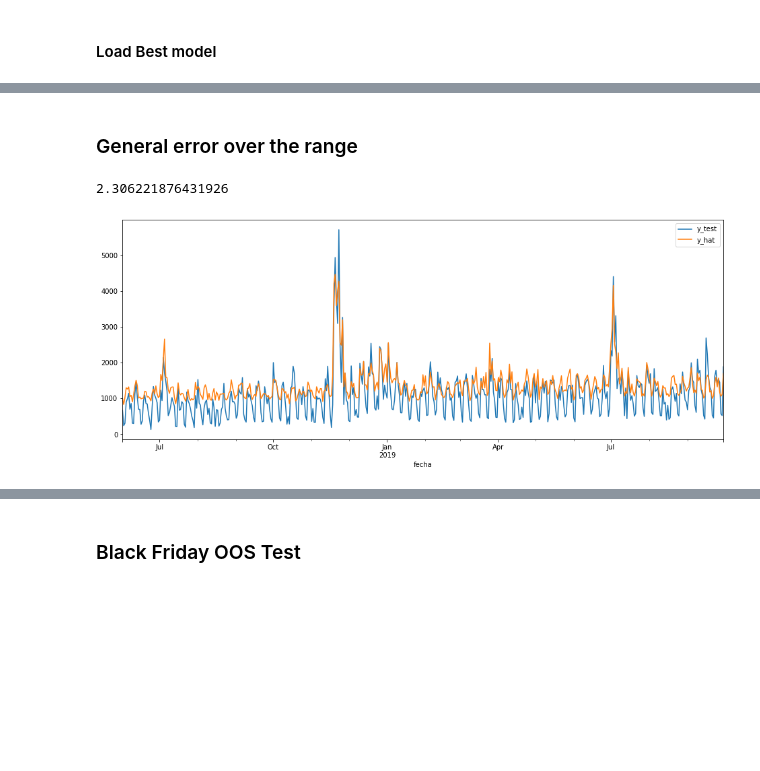
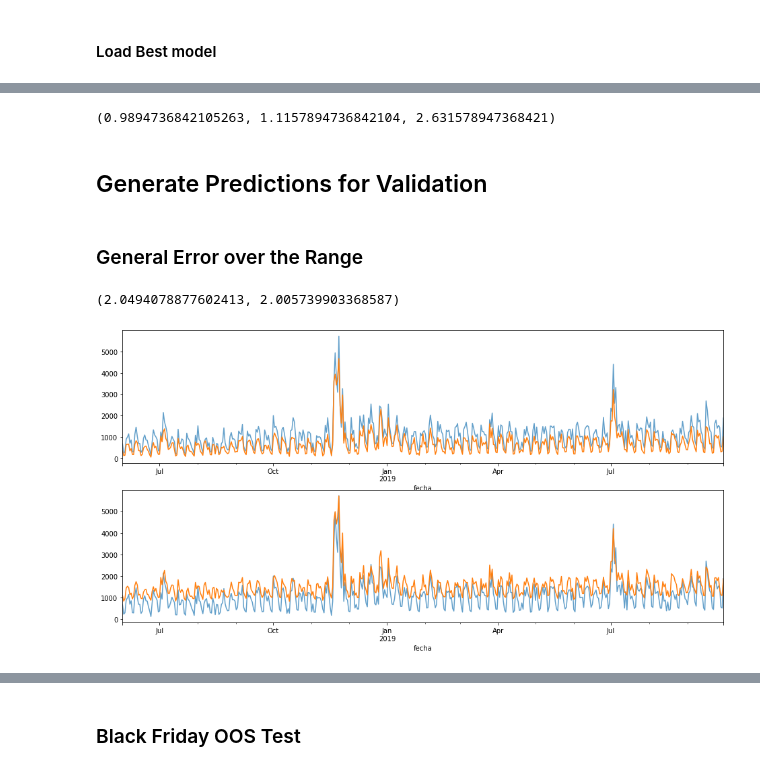
Before and after one commit to Nerucius/2021.ubdatathon, a Jupyter notebook: Atmira_Universitat de Barcelona_Equip Autoestima_Script Producción.ipynb, the cells around one changed output, grey strips where cells are left out. Drawn from its saved outputs; the diff is of its cells as text; code cells hidden in the pictures; blank space fills up the shorter version.

Commit message:
Latest changes to production

```diff
--- a/Atmira_Universitat de Barcelona_Equip Autoestima_Script Producción.ipynb
+++ b/Atmira_Universitat de Barcelona_Equip Autoestima_Script Producción.ipynb
@@ -265,0 +262,10 @@ We will be using Keras to build a regression Neural Network to predict the targe
+# %%
+from statsmodels.tsa.seasonal import seasonal_decompose
+
+df_modelar_day = df_modelar.groupby('fecha').sum().asfreq('D')
+
+ts_decompose = seasonal_decompose(df_modelar_day.unidades_vendidas, model='multiplicative', extrapolate_trend='freq')
+
+plt.rcParams.update({'figure.figsize': (16,8)})
+ts_decompose.plot()
+plt.show()
@@ -293,6 +332,8 @@ X_cols = [
     'weekday_sin', 'weekday_cos',
     'month_sin', 'month_cos',
     'year_sin', 'year_cos',
+    'ts_seasonal', 'ts_trend',
+    'unidades_mean', 'unidades_std', 'unidades_ratio'
 ]
 
 X_cols_cats = [
@@ -350,6 +391,8 @@ X_cols_onehot_cats = [
 
 y_cols = ['unidades_vendidas']
 
+product_intersection = df_modelar.id.isin(df_estimar.id)
+
 X = df_modelar[product_intersection][X_cols + X_cols_onehot_cats]
 y = df_modelar[product_intersection][y_cols]
 
@@ -752,3 +792,4 @@ model = load_model('best_model_old.h5', compile=False, custom_objects={'LeakyReL
 
 y_hat = model.predict(X_test)
 y_hat_real = y_scaler.inverse_transform(y_hat)
+y_hat_real[y_hat_real < 0] = 0
@@ -755,17 +837,34 @@ y_hat_real = y_scaler.inverse_transform(y_hat)
+# %%
+_pw, _mul, _add
+# %% [output]
+(0.9894736842105263, 1.1157894736842104, 2.631578947368421)
 # %% [markdown]
-### General error over the range
+## Generate Predictions for Validation
+# %%
+df_y_hat = pd.DataFrame()
+
+df_y_hat['id'] = df_modelar.loc[X_test.index].id
+df_y_hat['fecha'] = df_modelar.loc[X_test.index].fecha
+# df_y_hat['visitas'] = X_test.visitas_scl
+df_y_hat['y_test'] = y_test
+df_y_hat['y_hat_raw'] = y_hat_real
+df_y_hat['y_hat_opt'] = optimize_transform(y_hat_real)
+# %% [markdown]
+### General Error over the Range
 # %%
-df_y_hat = pd.DataFrame()
+plt.plot(figsize=[16,8])
 
-df_y_hat['fecha'] = df_modelar.loc[X_test.index].fecha
-# df_y_hat['visitas'] = X_test.visitas_scl
-df_y_hat['y_test'] = y_test
-df_y_hat['y_hat'] = y_hat_real *0.95 +3.27
+aggregates = df_y_hat.groupby('fecha').sum()
 
-df_y_hat.groupby('fecha').sum().plot(figsize=[16,6])
+plt.subplot(2,1,1)
+aggregates.y_test.plot(alpha=0.7)
+aggregates.y_hat_raw.plot(alpha=1)
 
-# y_hat_real += np.where(y_hat_real <= 0, 1, 1)
-score(df_y_hat.y_test, df_y_hat.y_hat)
+plt.subplot(2,1,2)
+aggregates.y_test.plot(alpha=0.7)
+aggregates.y_hat_opt.plot(alpha=1)
+
+score(df_y_hat.y_test, df_y_hat.y_hat_raw), score(df_y_hat.y_test, df_y_hat.y_hat_opt)
 # %% [output]
-2.306221876431926
+(2.0494078877602413, 2.005739903368587)
-[figure, old version]
+[figure, new version]
```
Also changed, not shown: parts of 39 cells of this notebook, 5 other files.
